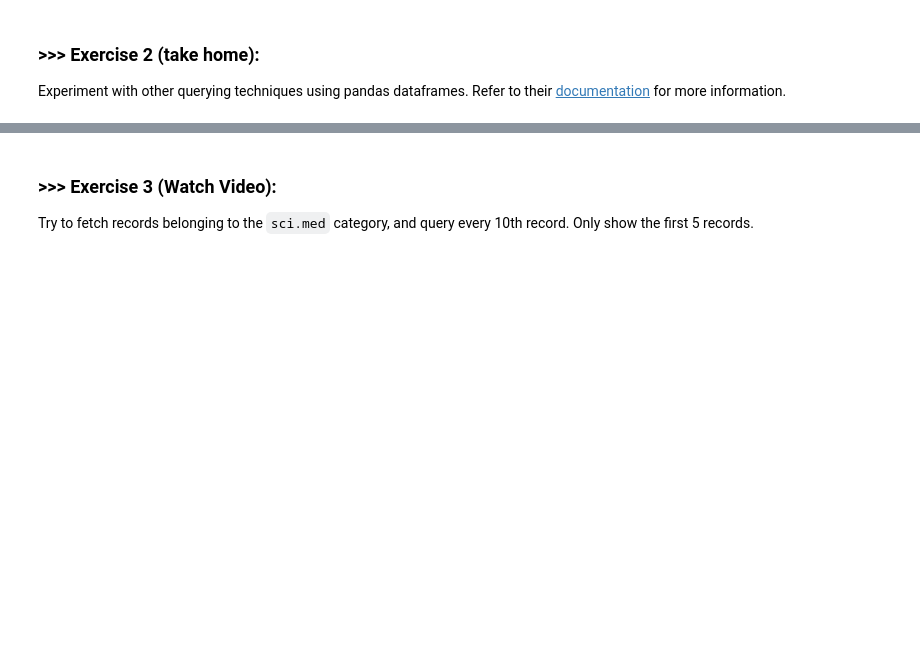
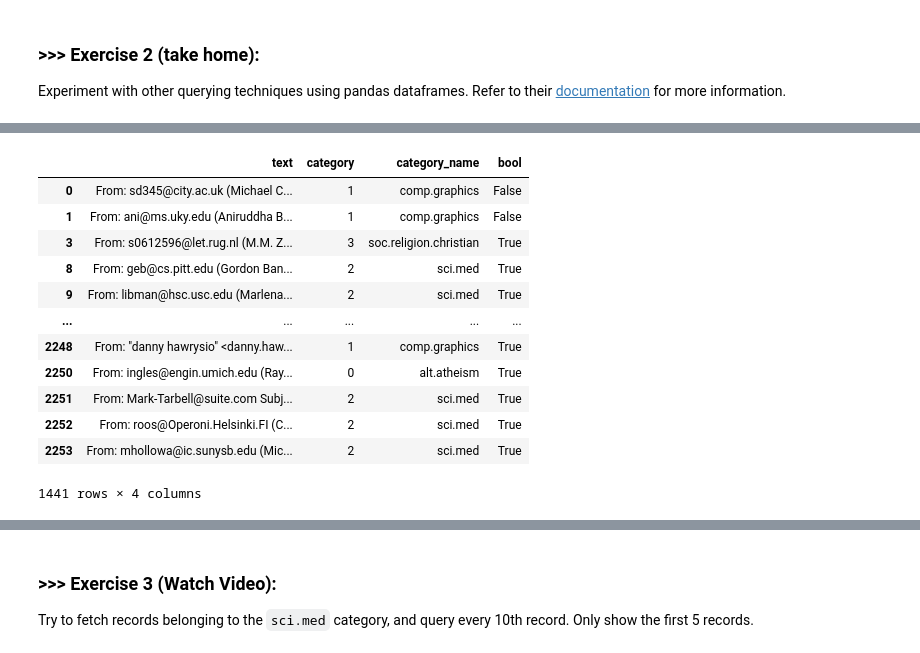
Before and after one commit to Jjoanna54/DM2024-Lab1-Master, a Jupyter notebook: DM2024-Lab1-Master.ipynb, the cells around one changed output, grey strips where cells are left out. Cells and saved outputs as stored; diff of their text form; code cells hidden in the pictures; blank space fills up the shorter version.

```diff
--- a/DM2024-Lab1-Master.ipynb
+++ b/DM2024-Lab1-Master.ipynb
@@ -649,0 +615,57 @@ X2.reset_index(level=1)
+# %%
+##-------------------------------------
+### query()
+## If instead you don’t want to or cannot name your index, you can use the name index in your query expression
+# X.query('category == 1')
+# X.query('category == 1 & category_name == "comp.graphics"')
+# X.query('category == 1 | category_name == "sci.med"')
+# X.query('category != 1')
+
+## pass the same query to both frames without having to specify which frame you’re interested in querying
+# expr = '0.0 <= a <= c <= 0.5'
+# n = 10
+# df = pd.DataFrame(np.random.rand(n, 3), columns=list('abc'))
+# df2 = pd.DataFrame(np.random.rand(n + 2, 3), columns=df.columns)
+# map(lambda frame: frame.query(expr), [df, df2])
+
+## `in` and `not in` operators
+# X.query('category_name in ["comp.graphics"]')
+# X.query('category_name not in ["comp.graphics"]')
+# X.query('category in [1,2]')
+# X.query('category not in [1,2]')
+# df = pd.DataFrame({'a': list('aabbccddeeff'), 'b': list('aaaabbbbcccc'),
+#                    'c': np.random.randint(5, size=12),
+#                    'd': np.random.randint(9, size=12)})
+# df
+# df.query('a in b')
+# find whether elements of a are in b
+# df[df['a'].isin(df['b'])]
+# df.query('a not in b')
+## use of `==`/ `!=` with `list` objects
+# X.query('category_name == ["comp.graphics"]')
+# X.query('category_name != ["comp.graphics"]')
+# X.query('category == [1,2]')
+
+## Boolean operators
+X2 = X.copy()
+X2['bool'] = np.random.rand(len(X2)) > 0.5
+# X2
+# X2.query('bool')
+# X2.query('~bool')
+# X2.query('not bool')
+# X2.query('bool and category == 1')
+X2.query('bool or category == 1')
+# %% [output]
+|  | text | category | category_name | bool |
+| 0 | From: sd345@city.ac.uk (Michael C... | 1 | comp.graphics | False |
+| 1 | From: ani@ms.uky.edu (Aniruddha B... | 1 | comp.graphics | False |
+| 3 | From: s0612596@let.rug.nl (M.M. Z... | 3 | soc.religion.christian | True |
+| 8 | From: geb@cs.pitt.edu (Gordon Ban... | 2 | sci.med | True |
+| 9 | From: libman@hsc.usc.edu (Marlena... | 2 | sci.med | True |
+| ... | ... | ... | ... | ... |
+| 2248 | From: "danny hawrysio" <danny.haw... | 1 | comp.graphics | True |
+| 2250 | From: ingles@engin.umich.edu (Ray... | 0 | alt.atheism | True |
+| 2251 | From: Mark-Tarbell@suite.com Subj... | 2 | sci.med | True |
+| 2252 | From: roos@Operoni.Helsinki.FI (C... | 2 | sci.med | True |
+| 2253 | From: mhollowa@ic.sunysb.edu (Mic... | 2 | sci.med | True |
+1441 rows × 4 columns
```
Also changed, not shown: parts of 15 cells of this notebook.
